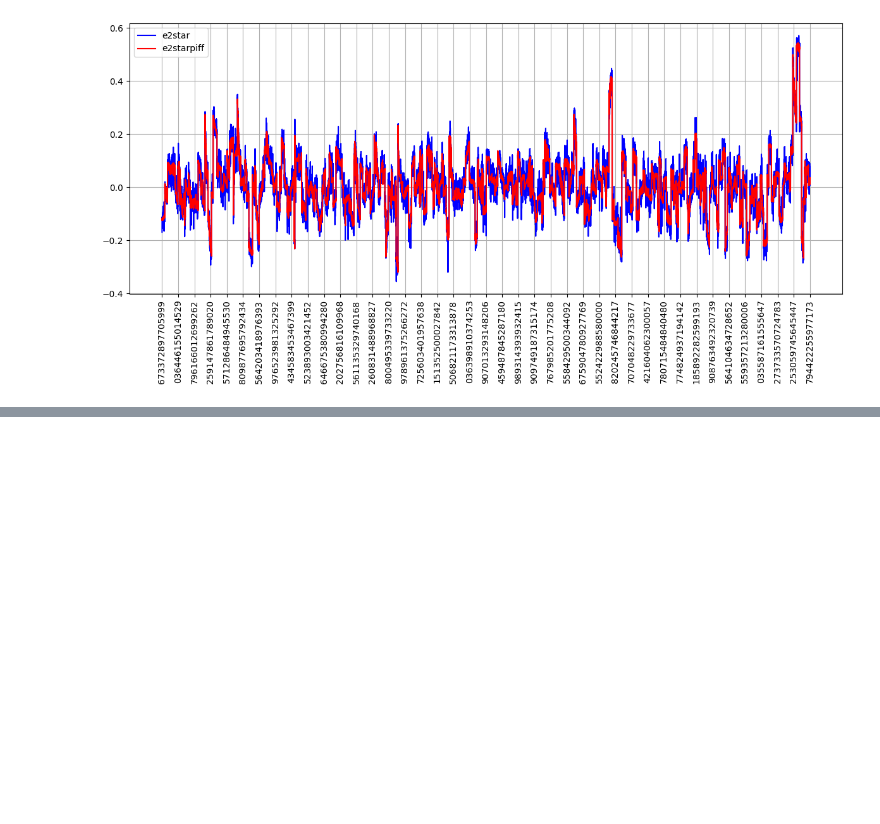
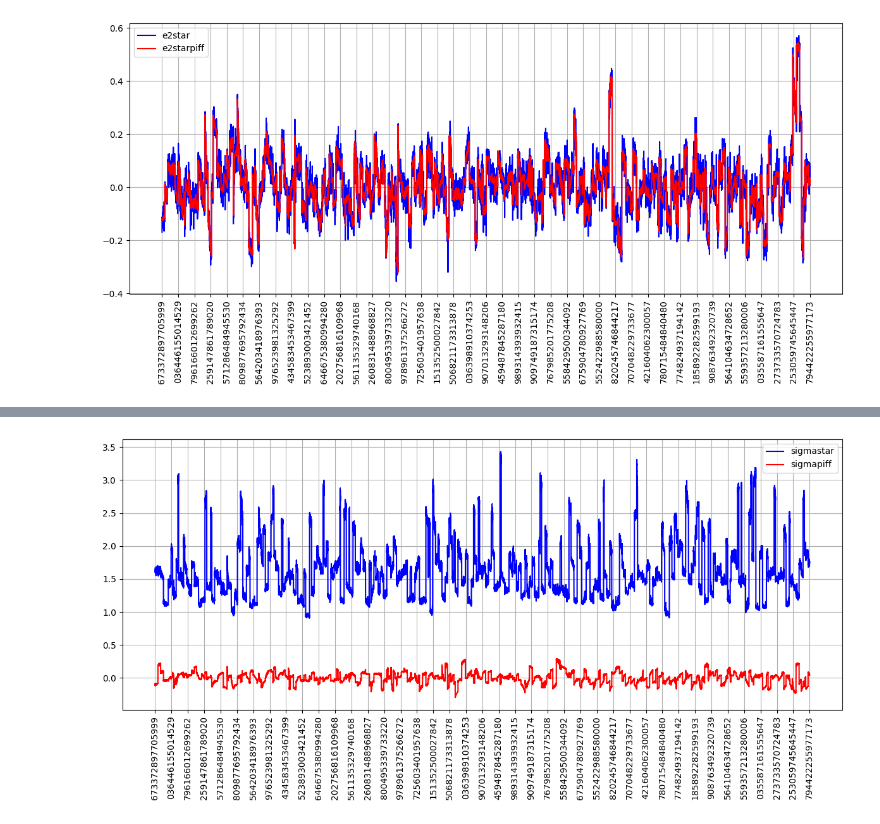
Before and after one commit to DayanaHenao/RECA_PROJECT, a Jupyter notebook: understanding_data.ipynb, the cells around one changed output, grey strips where cells are left out. Cells and saved outputs as stored; diff of their text form; code cells hidden in the pictures; blank space fills up the shorter version.

```diff
--- a/understanding_data.ipynb
+++ b/understanding_data.ipynb
@@ -261,0 +288,10 @@ plt.show()
+# %%
+# Para graficar las diferencias entre e1star y e1piff
+sigmastar= np.array(data.iloc[3])
+
+
+sigmapiff= np.array(data.iloc[7])
+
+
+StarID=np.array(data.columns)
+sigmastar, sigmapiff, StarID
@@ -261,0 +309,16 @@ plt.show()
+# %%
+plt.figure(figsize=(12, 6))
+plt.plot(StarID, sigmastar, label='sigmastar', marker=',', color='blue')
+plt.plot(StarID, sigmapiff, label='sigmapiff', marker=',', color='red')
+plt.grid()
+plt.legend()
+
+# Luego recorta solo las etiquetas visibles (sin tocar los datos)
+ax = plt.gca()
+ax.set_xticks(StarID[::500])  # mostrar 1 de cada 5
+ax.set_xticklabels([str(s)[-15:] for s in StarID[::500]], rotation=90)
+
+plt.tight_layout()
+plt.show()
+# %% [output]
+[figure, added]
```
Also changed, not shown: parts of 4 cells of this notebook.
